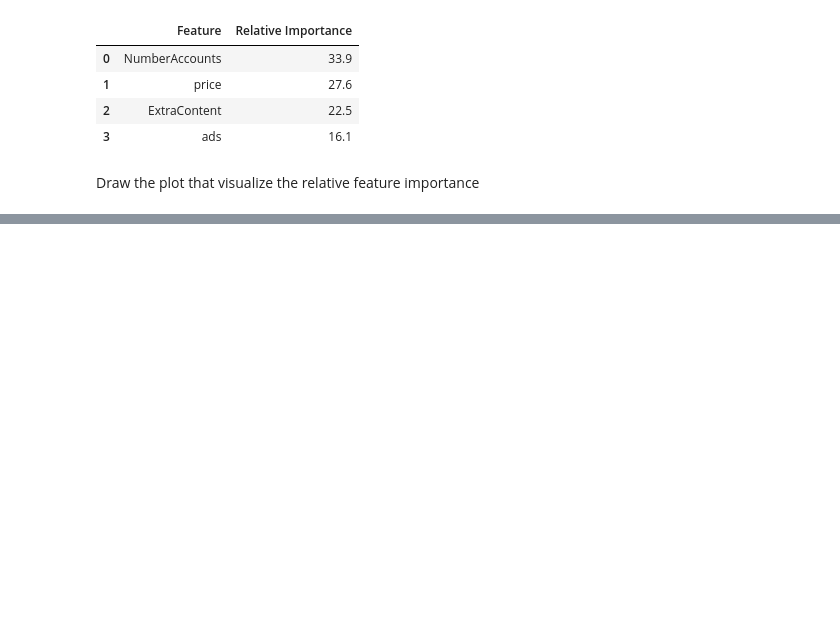
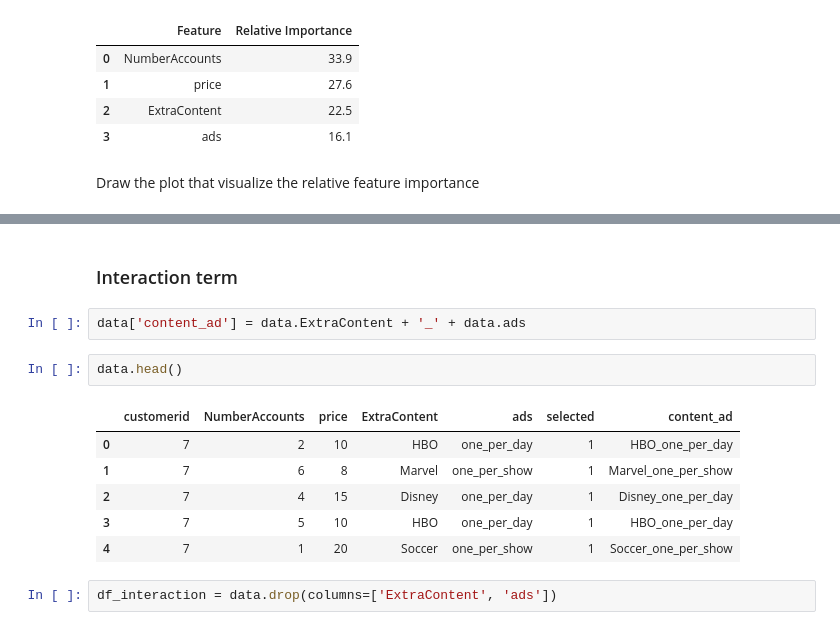
Before and after one commit to JiayiD77/Conjoint-Analysis, a Jupyter notebook: conjoint_analysis.ipynb, the cells around one changed output, grey strips where cells are left out. Drawn from its saved outputs; the diff is of its cells as text; blank space fills up the shorter version.

```diff
--- a/conjoint_analysis.ipynb
+++ b/conjoint_analysis.ipynb
@@ -243,0 +244,15 @@ plt.show()
+# %% [markdown]
+### Interaction term
+# %%
+data['content_ad'] = data.ExtraContent + '_' + data.ads
+# %%
+data.head()
+# %% [output]
+|  | customerid | NumberAccounts | price | ExtraContent | ads | selected | content_ad |
+| 0 | 7 | 2 | 10 | HBO | one_per_day | 1 | HBO_one_per_day |
+| 1 | 7 | 6 | 8 | Marvel | one_per_show | 1 | Marvel_one_per_show |
+| 2 | 7 | 4 | 15 | Disney | one_per_day | 1 | Disney_one_per_day |
+| 3 | 7 | 5 | 10 | HBO | one_per_day | 1 | HBO_one_per_day |
+| 4 | 7 | 1 | 20 | Soccer | one_per_show | 1 | Soccer_one_per_show |
+# %%
+df_interaction = data.drop(columns=['ExtraContent', 'ads'])
```
Also changed, not shown: parts of 11 cells of this notebook.
